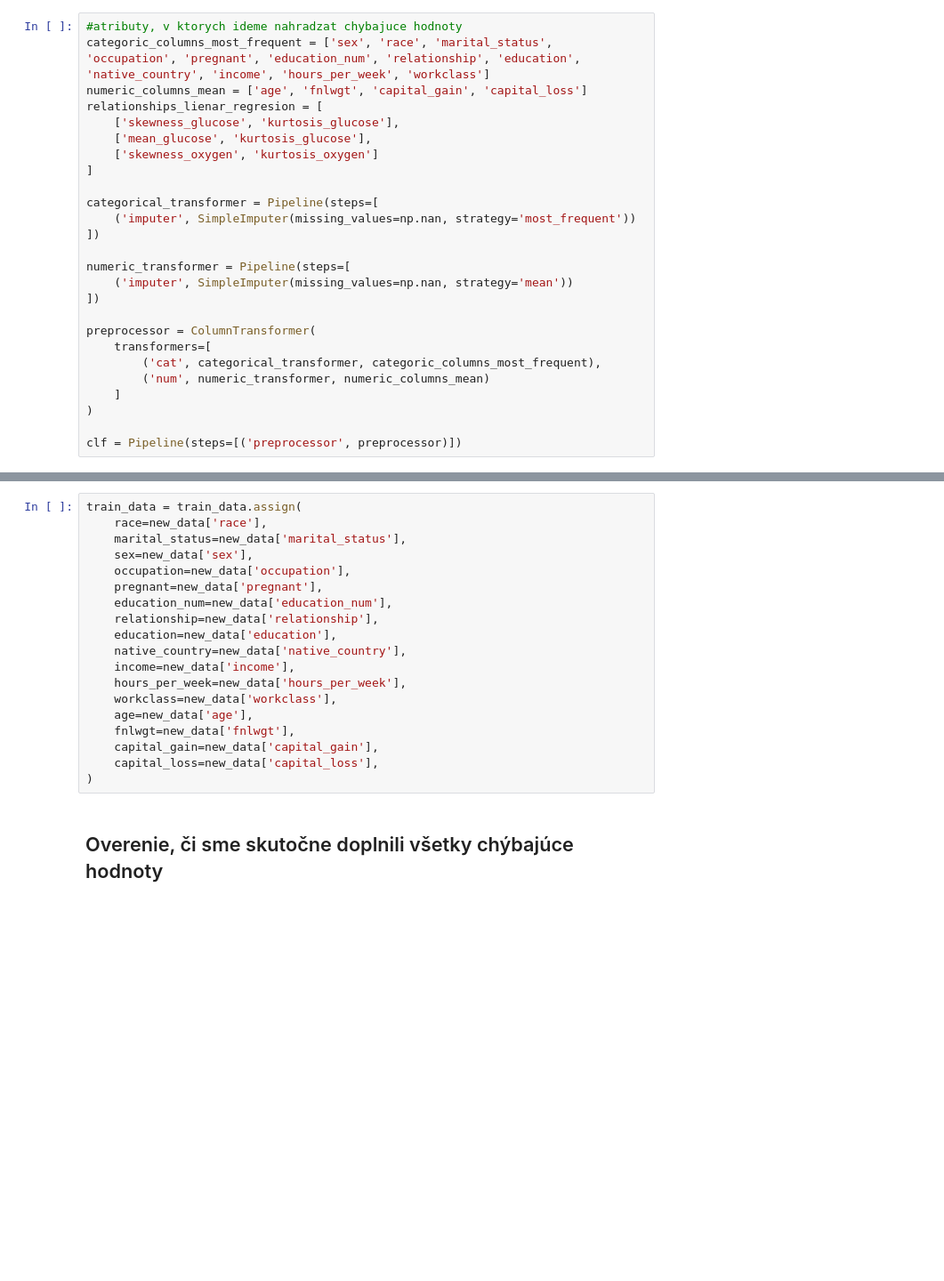
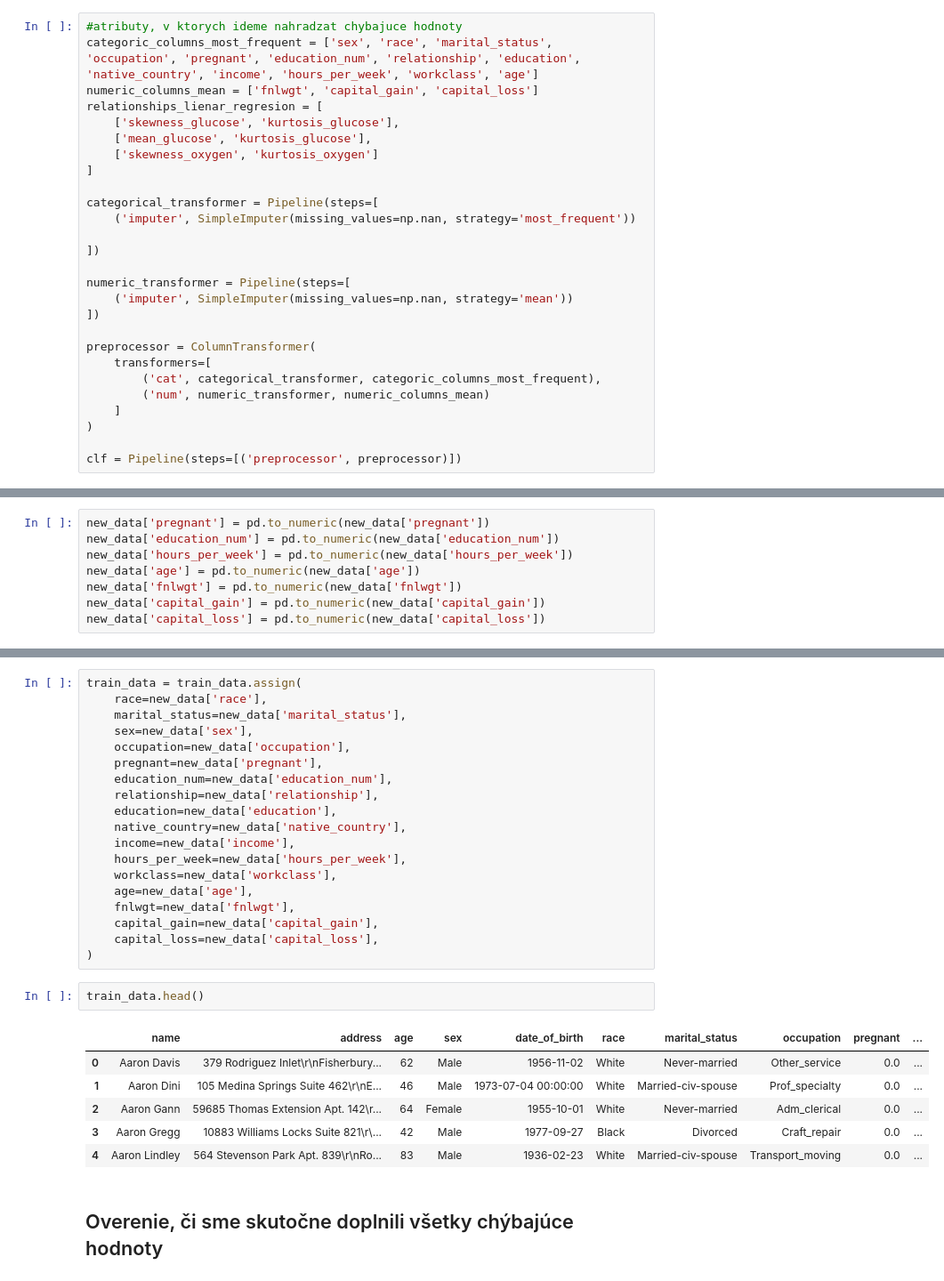
Before and after one commit to martinbudinsky3/diabetes-prediction, a Jupyter notebook: Budinsky_Balekova_Predspracovanie – kópia.ipynb, the cells around one changed output, grey strips where cells are left out. Shown at 89% size. Cells and saved outputs as stored; diff of their text form; blank space fills up the shorter version.

```diff
--- a/Budinsky_Balekova_Predspracovanie – kópia.ipynb
+++ b/Budinsky_Balekova_Predspracovanie – kópia.ipynb
@@ -469,7 +490,7 @@ V poli "numeric_columns_mean" sú uložené stĺpce číselných hodnôt. Chýba
 # %%
 #atributy, v ktorych ideme nahradzat chybajuce hodnoty
-categoric_columns_most_frequent = ['sex', 'race', 'marital_status', 'occupation', 'pregnant', 'education_num', 'relationship', 'education', 'native_country', 'income', 'hours_per_week', 'workclass']
-numeric_columns_mean = ['age', 'fnlwgt', 'capital_gain', 'capital_loss']
+categoric_columns_most_frequent = ['sex', 'race', 'marital_status', 'occupation', 'pregnant', 'education_num', 'relationship', 'education', 'native_country', 'income', 'hours_per_week', 'workclass', 'age']
+numeric_columns_mean = ['fnlwgt', 'capital_gain', 'capital_loss']
 relationships_lienar_regresion = [
     ['skewness_glucose', 'kurtosis_glucose'],
     ['mean_glucose', 'kurtosis_glucose'],
@@ -478,6 +499,7 @@ relationships_lienar_regresion = [
 
 categorical_transformer = Pipeline(steps=[
     ('imputer', SimpleImputer(missing_values=np.nan, strategy='most_frequent'))
+
 ])
 
 numeric_transformer = Pipeline(steps=[
@@ -505,2 +527,10 @@ Nové stĺpce s doplnenými chýbajúcimi hodnotami sú typu numpy.ndarray. Keď
 # %%
 new_data = pd.DataFrame(new_data, columns = ['sex', 'race', 'marital_status', 'occupation', 'pregnant', 'education_num', 'relationship', 'education', 'native_country', 'income', 'hours_per_week', 'workclass', 'age', 'fnlwgt', 'capital_gain', 'capital_loss'])
+# %%
+new_data['pregnant'] = pd.to_numeric(new_data['pregnant'])
+new_data['education_num'] = pd.to_numeric(new_data['education_num'])
+new_data['hours_per_week'] = pd.to_numeric(new_data['hours_per_week'])
+new_data['age'] = pd.to_numeric(new_data['age'])
+new_data['fnlwgt'] = pd.to_numeric(new_data['fnlwgt'])
+new_data['capital_gain'] = pd.to_numeric(new_data['capital_gain'])
+new_data['capital_loss'] = pd.to_numeric(new_data['capital_loss'])
@@ -547,6 +597,15 @@ train_data = train_data.assign(
     capital_gain=new_data['capital_gain'],
     capital_loss=new_data['capital_loss'],
 )
+# %%
+train_data.head()
+# %% [output]
+|  | name | address | age | sex | date_of_birth | race | marital_status | occupation | pregnant | ... |
+| 0 | Aaron Davis | 379 Rodriguez Inlet\r\nFisherbury... | 62 | Male | 1956-11-02 | White | Never-married | Other_service | 0.0 | ... |
+| 1 | Aaron Dini | 105 Medina Springs Suite 462\r\nE... | 46 | Male | 1973-07-04 00:00:00 | White | Married-civ-spouse | Prof_specialty | 0.0 | ... |
+| 2 | Aaron Gann | 59685 Thomas Extension Apt. 142\r... | 64 | Female | 1955-10-01 | White | Never-married | Adm_clerical | 0.0 | ... |
+| 3 | Aaron Gregg | 10883 Williams Locks Suite 821\r\... | 42 | Male | 1977-09-27 | Black | Divorced | Craft_repair | 0.0 | ... |
+| 4 | Aaron Lindley | 564 Stevenson Park Apt. 839\r\nRo... | 83 | Male | 1936-02-23 | White | Married-civ-spouse | Transport_moving | 0.0 | ... |
 # %% [markdown]
 ## Overenie, či sme skutočne doplnili všetky chýbajúce hodnoty
 # %%
```
Also changed, not shown: parts of 12 cells of this notebook.
